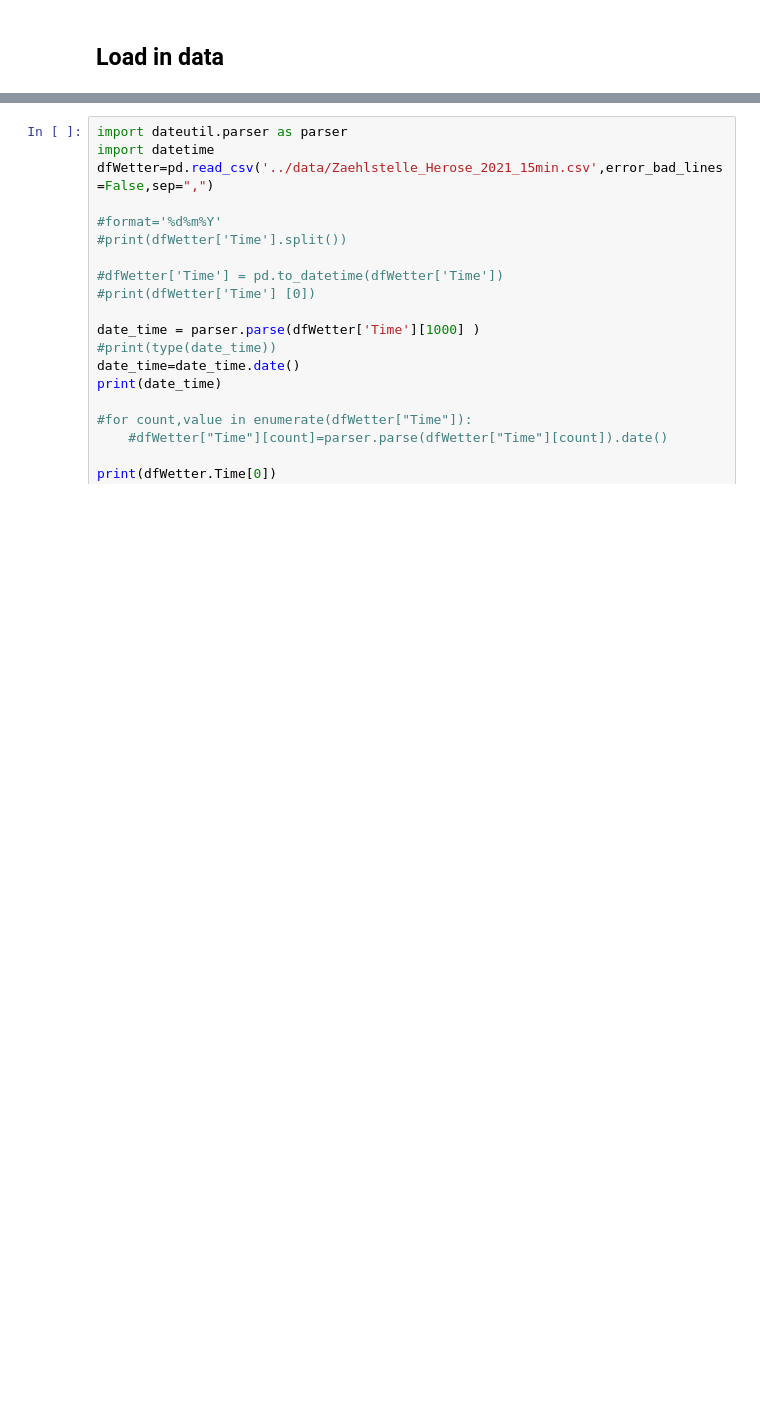
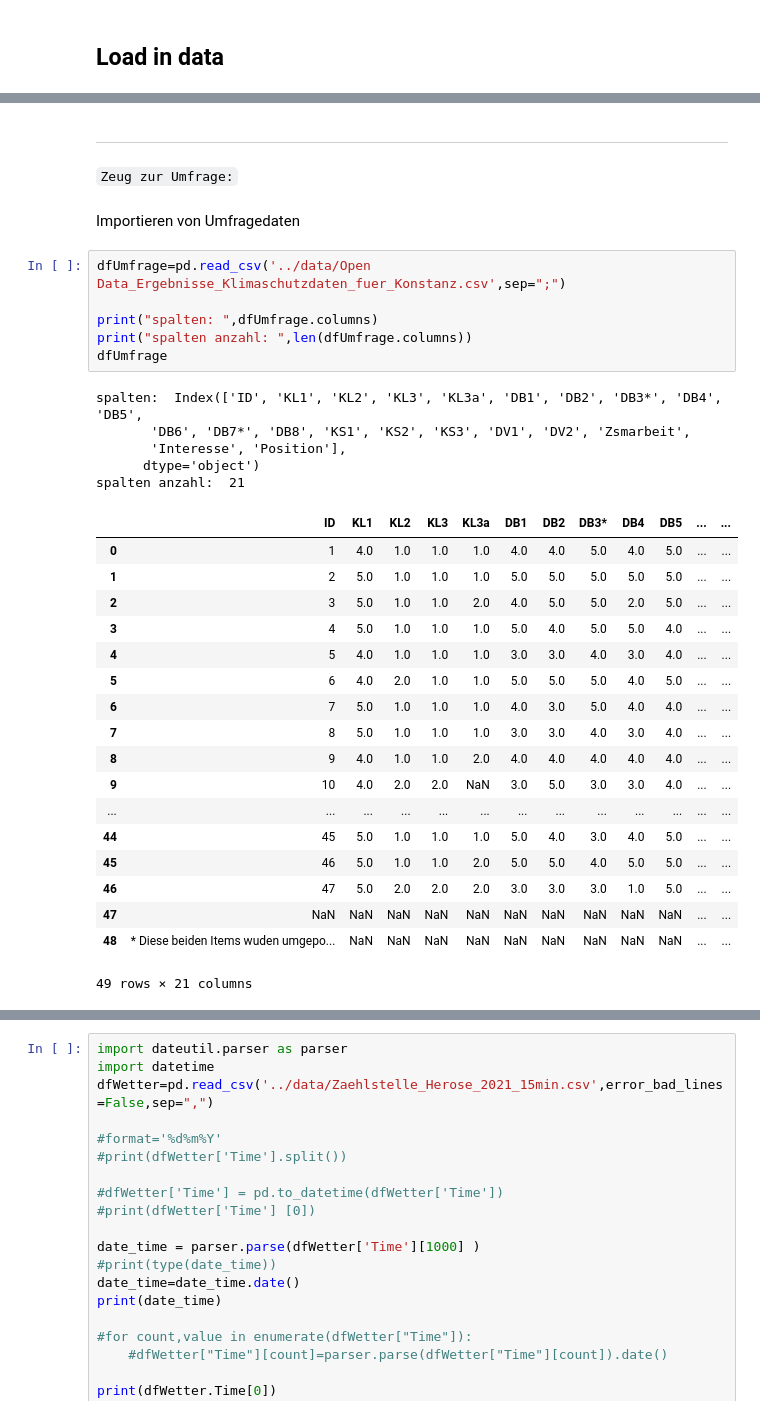
Before and after one commit to Open-Data-Hackathon-Konstanz/Klimanotstand, a Jupyter notebook: python_klimanotstand/main.ipynb, the cells around one changed output, grey strips where cells are left out. Drawn from its saved outputs; the diff is of its cells as text; blank space fills up the shorter version.

````diff
--- a/python_klimanotstand/main.ipynb
+++ b/python_klimanotstand/main.ipynb
@@ -196,0 +27,36 @@ Name: DB8, dtype: int64
+# %% [markdown]
+---------------------------------------------------------------
+# %% [markdown]
+```Zeug zur Umfrage:```
+# %% [markdown]
+Importieren von Umfragedaten
+# %%
+dfUmfrage=pd.read_csv('../data/Open Data_Ergebnisse_Klimaschutzdaten_fuer_Konstanz.csv',sep=";")
+
+print("spalten: ",dfUmfrage.columns)
+print("spalten anzahl: ",len(dfUmfrage.columns))
+dfUmfrage
+# %% [output]
+spalten:  Index(['ID', 'KL1', 'KL2', 'KL3', 'KL3a', 'DB1', 'DB2', 'DB3*', 'DB4', 'DB5',
+       'DB6', 'DB7*', 'DB8', 'KS1', 'KS2', 'KS3', 'DV1', 'DV2', 'Zsmarbeit',
+       'Interesse', 'Position'],
+      dtype='object')
+spalten anzahl:  21
+|  | ID | KL1 | KL2 | KL3 | KL3a | DB1 | DB2 | DB3* | DB4 | DB5 | ... | ... |
+| 0 | 1 | 4.0 | 1.0 | 1.0 | 1.0 | 4.0 | 4.0 | 5.0 | 4.0 | 5.0 | ... | ... |
+| 1 | 2 | 5.0 | 1.0 | 1.0 | 1.0 | 5.0 | 5.0 | 5.0 | 5.0 | 5.0 | ... | ... |
+| 2 | 3 | 5.0 | 1.0 | 1.0 | 2.0 | 4.0 | 5.0 | 5.0 | 2.0 | 5.0 | ... | ... |
+| 3 | 4 | 5.0 | 1.0 | 1.0 | 1.0 | 5.0 | 4.0 | 5.0 | 5.0 | 4.0 | ... | ... |
+| 4 | 5 | 4.0 | 1.0 | 1.0 | 1.0 | 3.0 | 3.0 | 4.0 | 3.0 | 4.0 | ... | ... |
+| 5 | 6 | 4.0 | 2.0 | 1.0 | 1.0 | 5.0 | 5.0 | 5.0 | 4.0 | 5.0 | ... | ... |
+| 6 | 7 | 5.0 | 1.0 | 1.0 | 1.0 | 4.0 | 3.0 | 5.0 | 4.0 | 4.0 | ... | ... |
+| 7 | 8 | 5.0 | 1.0 | 1.0 | 1.0 | 3.0 | 3.0 | 4.0 | 3.0 | 4.0 | ... | ... |
+| 8 | 9 | 4.0 | 1.0 | 1.0 | 2.0 | 4.0 | 4.0 | 4.0 | 4.0 | 4.0 | ... | ... |
+| 9 | 10 | 4.0 | 2.0 | 2.0 | NaN | 3.0 | 5.0 | 3.0 | 3.0 | 4.0 | ... | ... |
+| ... | ... | ... | ... | ... | ... | ... | ... | ... | ... | ... | ... | ... |
+| 44 | 45 | 5.0 | 1.0 | 1.0 | 1.0 | 5.0 | 4.0 | 3.0 | 4.0 | 5.0 | ... | ... |
+| 45 | 46 | 5.0 | 1.0 | 1.0 | 2.0 | 5.0 | 5.0 | 4.0 | 5.0 | 5.0 | ... | ... |
+| 46 | 47 | 5.0 | 2.0 | 2.0 | 2.0 | 3.0 | 3.0 | 3.0 | 1.0 | 5.0 | ... | ... |
+| 47 | NaN | NaN | NaN | NaN | NaN | NaN | NaN | NaN | NaN | NaN | ... | ... |
+| 48 | * Diese beiden Items wuden umgepo... | NaN | NaN | NaN | NaN | NaN | NaN | NaN | NaN | NaN | ... | ... |
+49 rows × 21 columns
````
Also changed, not shown: parts of 16 cells of this notebook, 20 other files.
